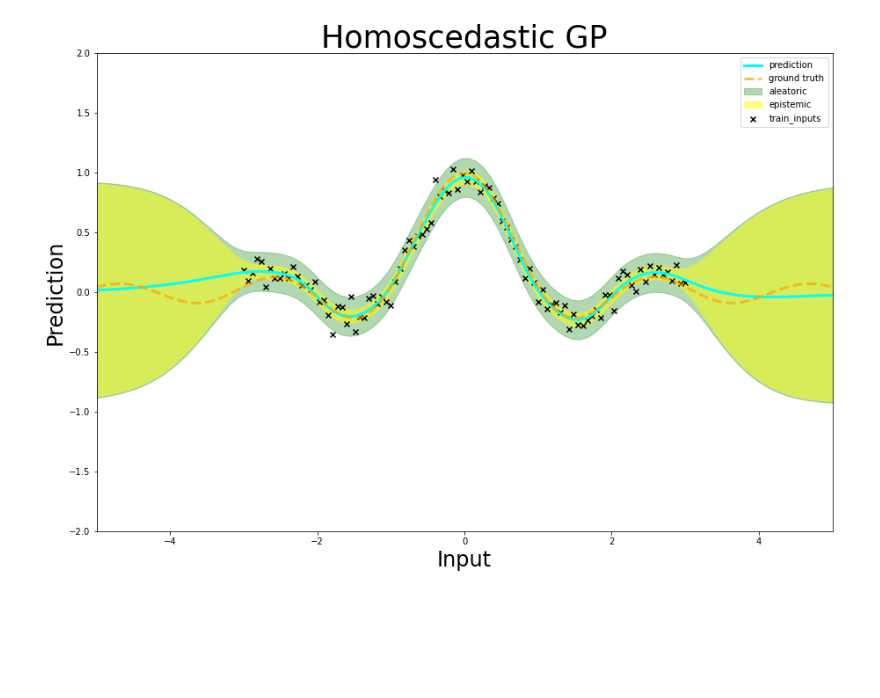
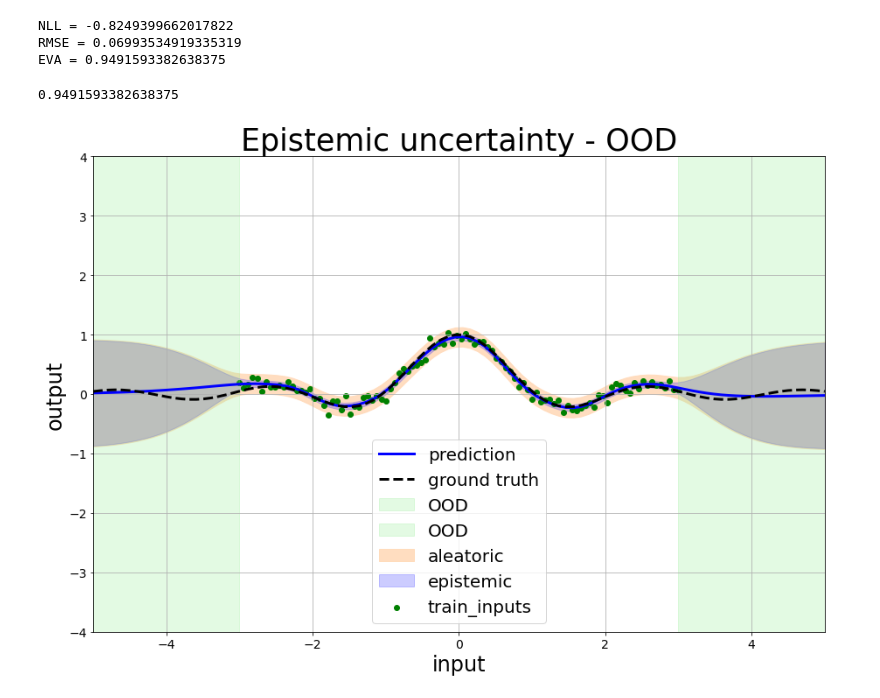
Before and after one commit to AshAswin/evidential_mcdo_adf_gp, a Jupyter notebook: GP_Regression_toydataset.ipynb, the cells around one changed output. Drawn from its saved outputs; the diff is of its cells as text; code cells hidden in the pictures; blank space fills up the shorter version.

Commit message:
Add refactored code and changes in plots

```diff
--- a/GP_Regression_toydataset.ipynb
+++ b/GP_Regression_toydataset.ipynb
@@ -80,22 +162,43 @@ test_data = Data(test_range, function,noise={'mu':mu, 'sigma':sigma})
 #Homoscedastic GP params initialization
 homo_kernel = gpflow.kernels.Matern52()
 
-homo_gp_mdl = gpflow.models.GPR(data=(train_data.x,train_data.y), kernel=homo_kernel, mean_function=None)
+homo_gp_mdl = gpflow.models.GPR(data=(train_data.x,train_data.y),\
+                                kernel=homo_kernel, mean_function=None)
 homo_gp_mdl.likelihood.variance.assign(0.01)
 homo_gp_mdl.kernel.lengthscales.assign(0.3)
 
 homo_opt = gpflow.optimizers.Scipy()
-opt_logs = homo_opt.minimize(homo_gp_mdl.training_loss, homo_gp_mdl.trainable_variables, options=dict(maxiter=100))
+opt_logs = homo_opt.minimize(homo_gp_mdl.training_loss,\
+                    homo_gp_mdl.trainable_variables, options=dict(maxiter=100))
 # %%
 #Homoscedastic GP inference
 mean, epistemic= homo_gp_mdl.predict_f(test_data.x)
 _ , aleatoric = homo_gp_mdl.predict_y(test_data.x)
+
 function_samples = homo_gp_mdl.predict_f_samples(test_data.x,10)
 #plot outputs
-#plot_results(test_data.x, test_data.y, test_data.y_gt, mean, aleatoric, epistemic,function_samples,title='Homoscedastic GP')
-plot_results(train_data,test_data, mean, aleatoric, epistemic,limits={"x":(-5,5),"y":(-2,2)},fn_samples=function_samples,title='Homoscedastic GP')
+
+
+plot_results(train_data,test_data, mean,\
+             aleatoric, epistemic,\
+              limits={"x":(-5,5),"y":(-4,4)},v_span=[(-5,-3),(3,5)],
+             fn_samples=None, legend_loc='lower center',
+             title='Epistemic uncertainty - OOD',filename='epi_ood.pdf')
+
+predictive_uncertainty = epistemic + aleatoric
+mean = np.asarray(mean)
+predictive_uncertainty = np.asarray(predictive_uncertainty)
+
+log_likelihood(mean.squeeze(), test_data.y_gt.squeeze(),\
+               np.sqrt(predictive_uncertainty).squeeze())
+compute_rmse(mean.squeeze(),test_data.y_gt.squeeze())
+compute_explained_variance(mean.squeeze(), test_data.y_gt.squeeze())
 # %% [output]
+NLL = -0.8249399662017822
+RMSE = 0.06993534919335319
+EVA = 0.9491593382638375
+0.9491593382638375
-[figure, old version]
+[figure, new version]
 # %%
 #Heteroscedastic GP
 #Initializations
```
Also changed, not shown: parts of 11 cells of this notebook.
